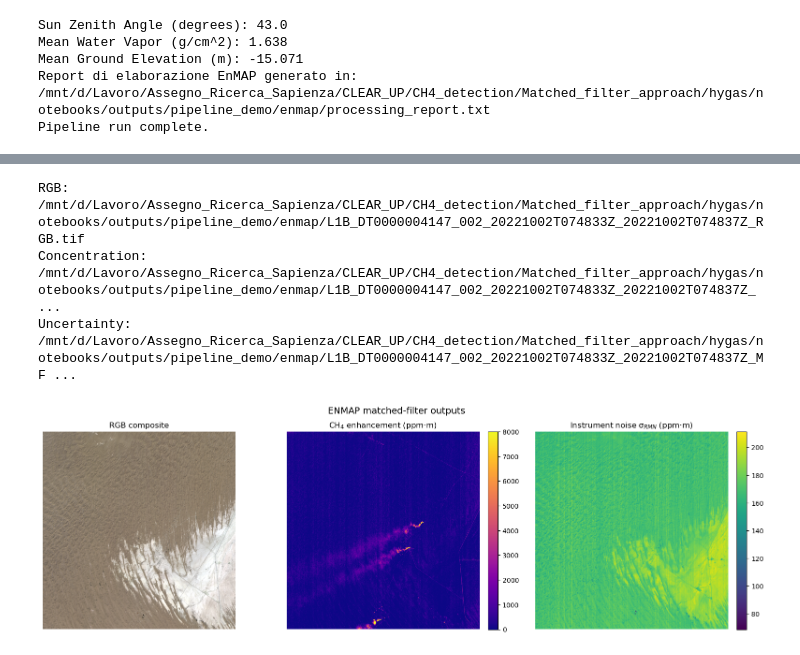
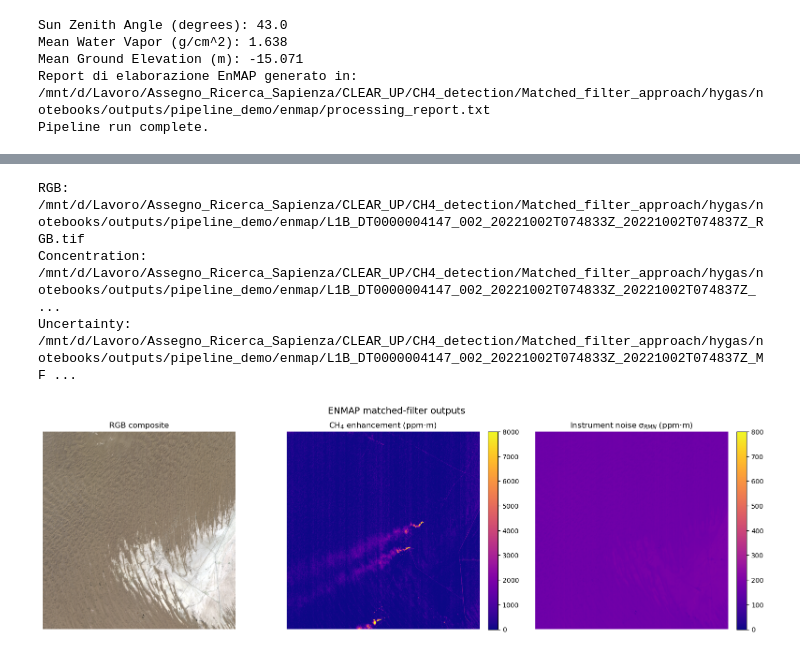
Before and after one commit to AlFe23/hygas, a Jupyter notebook: notebooks/matched_filter_demo_enmap.ipynb, the cells around one changed output, grey strips where cells are left out. Cells and saved outputs as stored; diff of their text form; code cells hidden in the pictures.

```diff
--- a/notebooks/matched_filter_demo_enmap.ipynb
+++ b/notebooks/matched_filter_demo_enmap.ipynb
@@ -109,32 +129,32 @@ def _normalize_rgb(arr: np.ndarray) -> np.ndarray:
     high = np.quantile(arr, 0.995, axis=(0, 1), keepdims=True)
     high = np.clip(high, 1e-3, None)
     arr = np.clip(arr, 0, high)
     arr = arr / high
     return np.clip(arr, 0, 1)
 
 rgb_disp = _normalize_rgb(rgb_img.astype(np.float32))
 
 fig, axes = plt.subplots(1, 3, figsize=(16, 5))
 axes[0].imshow(rgb_disp)
 axes[0].set_title('RGB composite')
 axes[0].axis('off')
 
 im1 = axes[1].imshow(concentration, cmap='plasma', vmin=0, vmax=8000)
 axes[1].set_title('CH$_4$ enhancement (ppm·m)')
 plt.colorbar(im1, ax=axes[1], fraction=0.046, pad=0.04)
 
-im2 = axes[2].imshow(uncertainty, cmap='viridis')
+im2 = axes[2].imshow(uncertainty, cmap='plasma', vmin=0, vmax=800)
 axes[2].set_title('Instrument noise σ$_{RMN}$ (ppm·m)')
 plt.colorbar(im2, ax=axes[2], fraction=0.046, pad=0.04)
 
 for ax in axes[1:]:
     ax.axis('off')
 
 fig.suptitle(SENSOR.upper() + ' matched-filter outputs', fontsize=14)
 plt.tight_layout()
 plt.show()
 # %% [output]
 RGB: /mnt/d/Lavoro/Assegno_Ricerca_Sapienza/CLEAR_UP/CH4_detection/Matched_filter_approach/hygas/notebooks/outputs/pipeline_demo/enmap/L1B_DT0000004147_002_20221002T074833Z_20221002T074837Z_RGB.tif
 Concentration: /mnt/d/Lavoro/Assegno_Ricerca_Sapienza/CLEAR_UP/CH4_detection/Matched_filter_approach/hygas/notebooks/outputs/pipeline_demo/enmap/L1B_DT0000004147_002_20221002T074833Z_20221002T074837Z_ ...
 Uncertainty: /mnt/d/Lavoro/Assegno_Ricerca_Sapienza/CLEAR_UP/CH4_detection/Matched_filter_approach/hygas/notebooks/outputs/pipeline_demo/enmap/L1B_DT0000004147_002_20221002T074833Z_20221002T074837Z_MF ...
-[figure, old version]
+[figure, new version]
```
Also changed, not shown: parts of 6 cells of this notebook, 7 other files.
